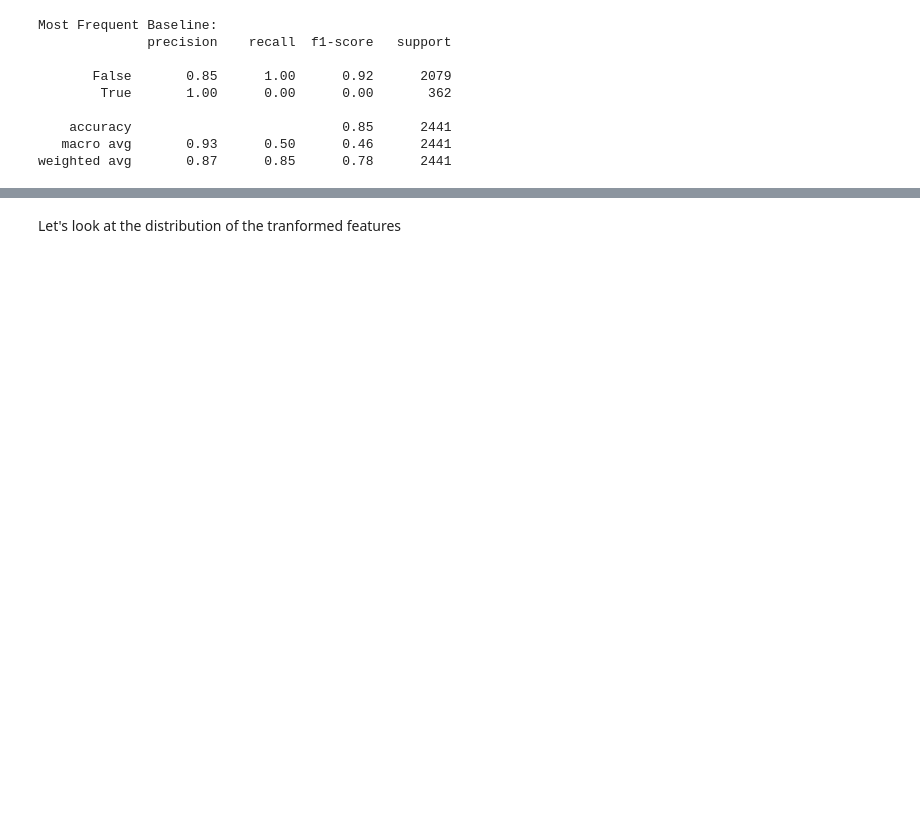
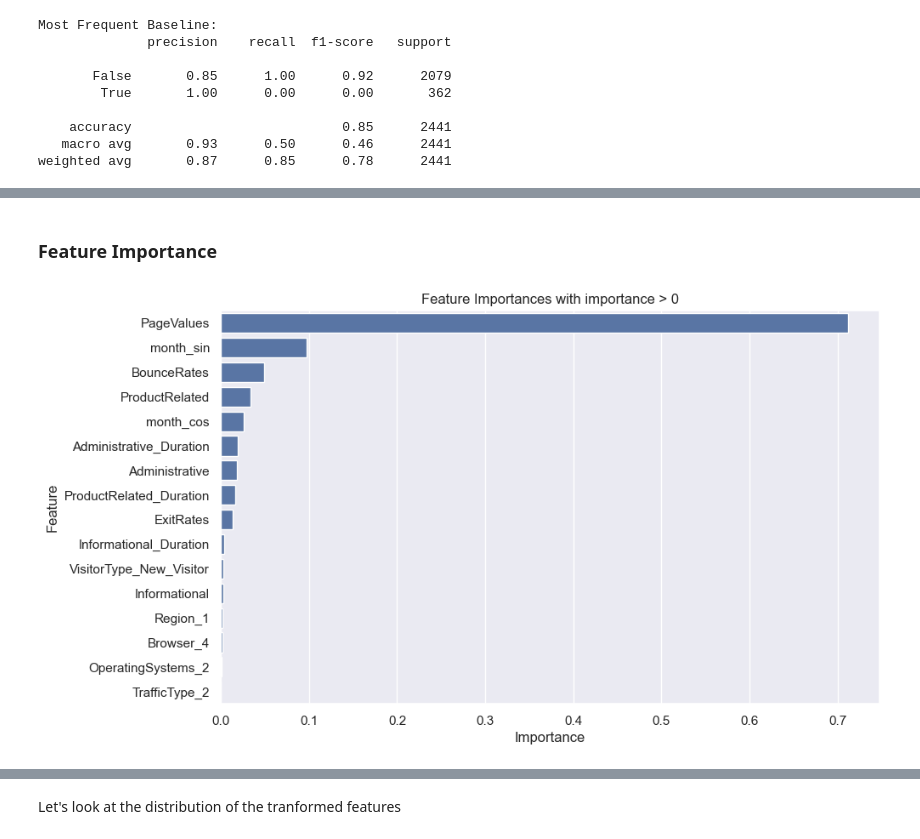
Before and after one commit to alessandroAbati/Online-Shoppers-Purchasing-Intention-Prediction, a Jupyter notebook: main.ipynb, the cells around one changed output, grey strips where cells are left out. Cells and saved outputs as stored; diff of their text form; code cells hidden in the pictures; blank space fills up the shorter version.

```diff
--- a/main.ipynb
+++ b/main.ipynb
@@ -419,0 +424,25 @@ F1 Score: 0.49
+# %% [markdown]
+### Feature Importance
+# %%
+# Extract feature importances
+feature_importances = pipe.named_steps['classifier'].feature_importances_
+
+
+features_df = pd.DataFrame({
+    'Feature': X_train.columns,
+    'Importance': feature_importances
+})
+
+
+features_df = features_df[features_df.Importance > 0] # remove feature with zero importance
+features_df = features_df.sort_values(by='Importance', ascending=False) # sort by importance
+
+# Plot using Seaborn
+plt.figure(figsize=(10, 6))
+sns.barplot(x='Importance', y='Feature', data=features_df)
+plt.title('Feature Importances with importance > 0')
+plt.xlabel('Importance')
+plt.ylabel('Feature')
+plt.show()
+# %% [output]
+[figure, added]
```
Also changed, not shown: parts of 16 cells of this notebook.
